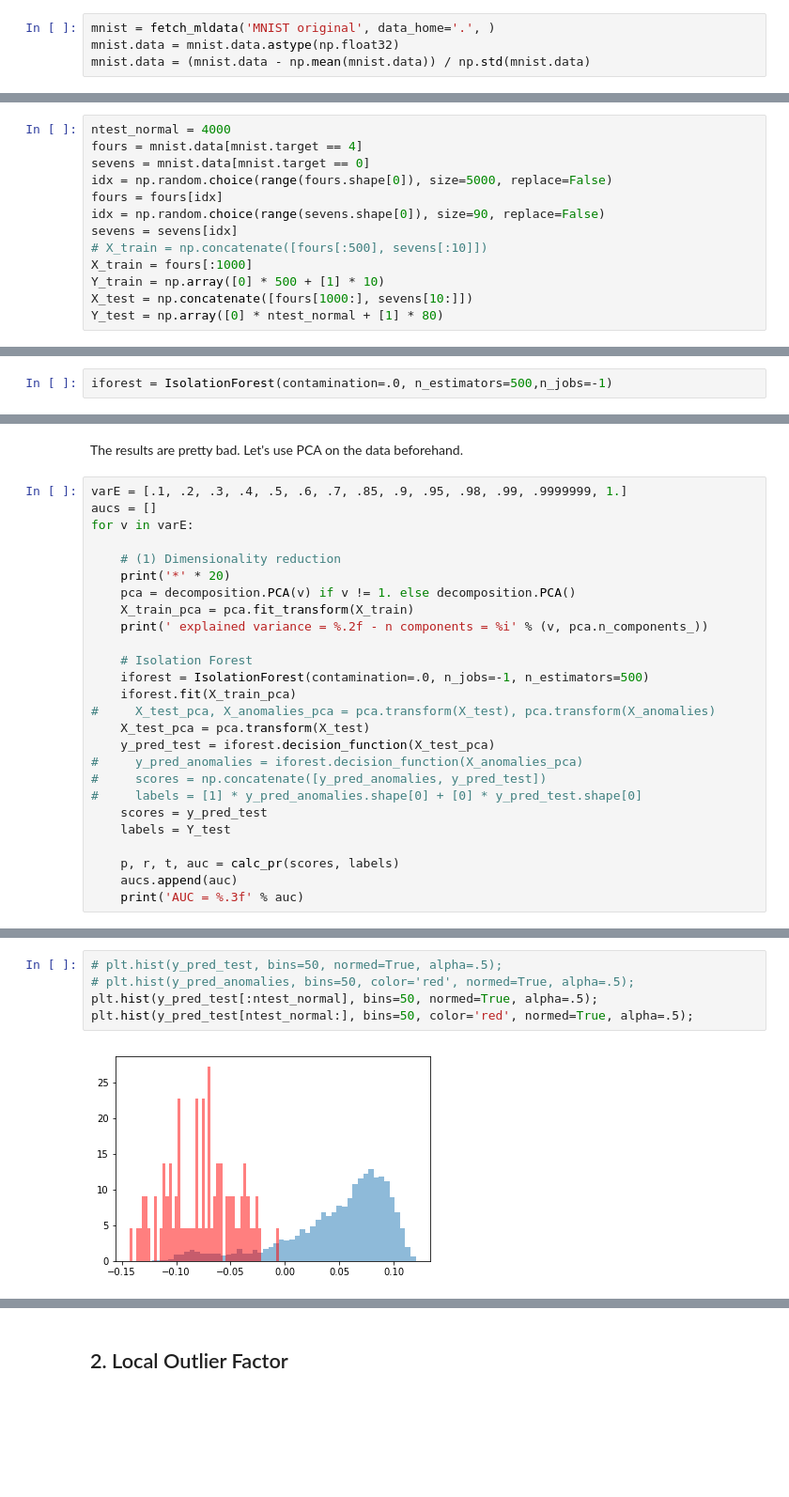
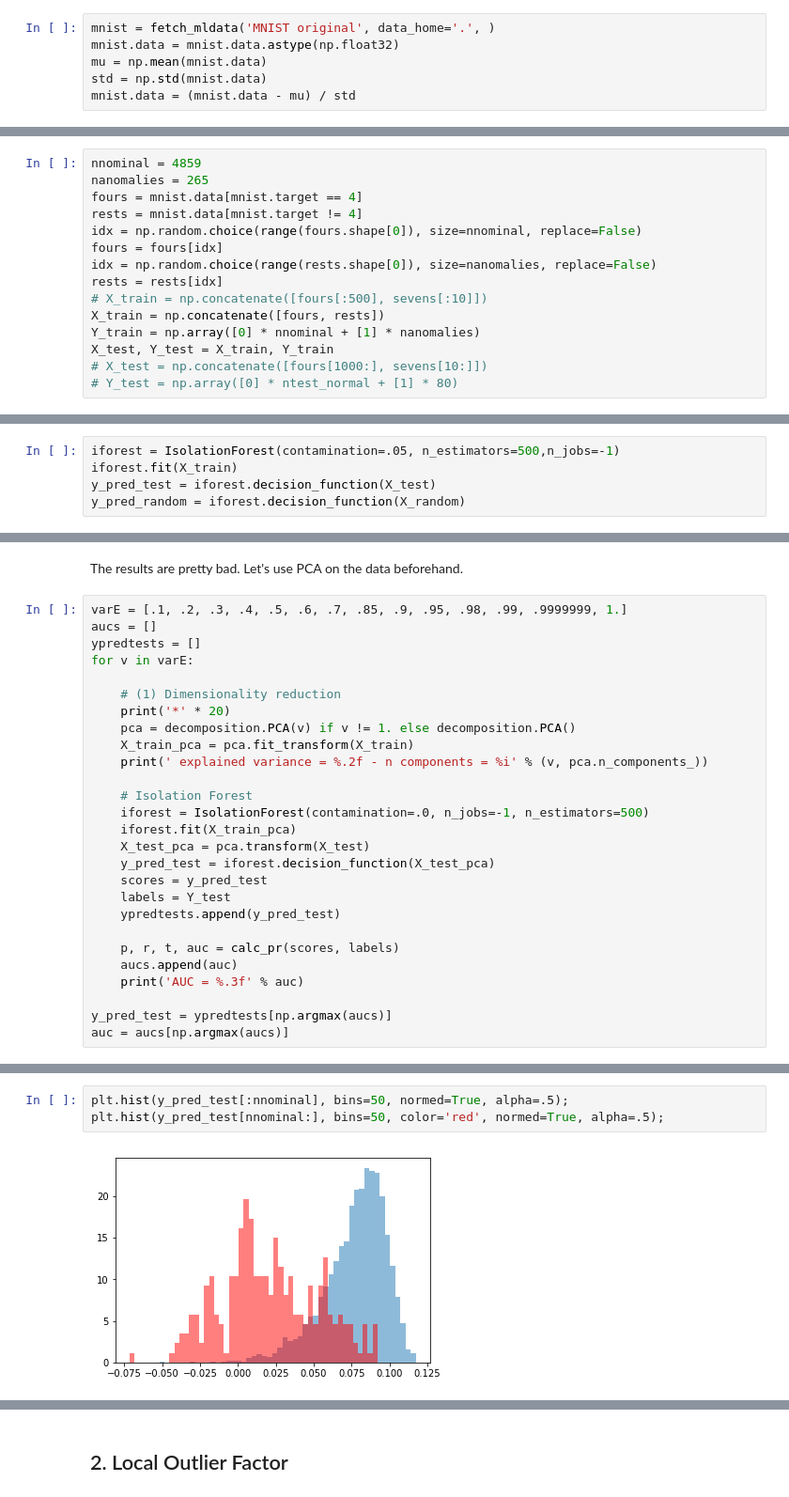
Before and after one commit to bainjamain/playground, a Jupyter notebook: baseline.ipynb, the cells around one changed output, grey strips where cells are left out. Shown at 94% size. Cells and saved outputs as stored; diff of their text form; blank space fills up the shorter version.

Commit message:
baseline working properly on anomalies MNIST\{4} (including autoencoder)

```diff
--- a/baseline.ipynb
+++ b/baseline.ipynb
@@ -30,6 +31,8 @@ import matplotlib.pyplot as plt
 # %%
 mnist = fetch_mldata('MNIST original', data_home='.', )
 mnist.data = mnist.data.astype(np.float32)
-mnist.data = (mnist.data - np.mean(mnist.data)) / np.std(mnist.data)
+mu = np.mean(mnist.data)
+std = np.std(mnist.data)
+mnist.data = (mnist.data - mu) / std
 # %%
 X_random = np.random.uniform(size=(500, 784))
@@ -39,16 +41,18 @@ The training data consists of 500 4's as normal data that we contaminate by 10 7
 # %%
-ntest_normal = 4000
+nnominal = 4859
+nanomalies = 265
 fours = mnist.data[mnist.target == 4]
-sevens = mnist.data[mnist.target == 0]
-idx = np.random.choice(range(fours.shape[0]), size=5000, replace=False)
+rests = mnist.data[mnist.target != 4]
+idx = np.random.choice(range(fours.shape[0]), size=nnominal, replace=False)
 fours = fours[idx]
-idx = np.random.choice(range(sevens.shape[0]), size=90, replace=False)
-sevens = sevens[idx]
+idx = np.random.choice(range(rests.shape[0]), size=nanomalies, replace=False)
+rests = rests[idx]
 # X_train = np.concatenate([fours[:500], sevens[:10]])
-X_train = fours[:1000]
-Y_train = np.array([0] * 500 + [1] * 10)
-X_test = np.concatenate([fours[1000:], sevens[10:]])
-Y_test = np.array([0] * ntest_normal + [1] * 80)
+X_train = np.concatenate([fours, rests])
+Y_train = np.array([0] * nnominal + [1] * nanomalies)
+X_test, Y_test = X_train, Y_train
+# X_test = np.concatenate([fours[1000:], sevens[10:]])
+# Y_test = np.array([0] * ntest_normal + [1] * 80)
 # %% [markdown]
 ### 7's and full MNIST
 
@@ -128,4 +120,7 @@ def plot_pr(precision, recall, auc=None):
 # %% [markdown]
 ## 1. Isolation Forest
 # %%
-iforest = IsolationForest(contamination=.0, n_estimators=500,n_jobs=-1)
+iforest = IsolationForest(contamination=.05, n_estimators=500,n_jobs=-1)
+iforest.fit(X_train)
+y_pred_test = iforest.decision_function(X_test)
+y_pred_random = iforest.decision_function(X_random)
@@ -160,6 +142,7 @@ The results are pretty bad. Let's use PCA on the data beforehand.
 # %%
 varE = [.1, .2, .3, .4, .5, .6, .7, .85, .9, .95, .98, .99, .9999999, 1.]
 aucs = []
+ypredtests = []
 for v in varE:
 
     # (1) Dimensionality reduction
@@ -171,18 +154,18 @@ for v in varE:
     # Isolation Forest
     iforest = IsolationForest(contamination=.0, n_jobs=-1, n_estimators=500)
     iforest.fit(X_train_pca)
-#     X_test_pca, X_anomalies_pca = pca.transform(X_test), pca.transform(X_anomalies)
     X_test_pca = pca.transform(X_test)
     y_pred_test = iforest.decision_function(X_test_pca)
-#     y_pred_anomalies = iforest.decision_function(X_anomalies_pca)
-#     scores = np.concatenate([y_pred_anomalies, y_pred_test])
-#     labels = [1] * y_pred_anomalies.shape[0] + [0] * y_pred_test.shape[0]
     scores = y_pred_test
     labels = Y_test
+    ypredtests.append(y_pred_test)
 
     p, r, t, auc = calc_pr(scores, labels)
     aucs.append(auc)
     print('AUC = %.3f' % auc)
+
+y_pred_test = ypredtests[np.argmax(aucs)]
+auc = aucs[np.argmax(aucs)]
 # %% [output]
 ********************
  explained variance = 0.10 - n components = 1
@@ -211,10 +194,8 @@ plt.ylabel('AUC');
 # %%
-# plt.hist(y_pred_test, bins=50, normed=True, alpha=.5);
-# plt.hist(y_pred_anomalies, bins=50, color='red', normed=True, alpha=.5);
-plt.hist(y_pred_test[:ntest_normal], bins=50, normed=True, alpha=.5);
-plt.hist(y_pred_test[ntest_normal:], bins=50, color='red', normed=True, alpha=.5);
+plt.hist(y_pred_test[:nnominal], bins=50, normed=True, alpha=.5);
+plt.hist(y_pred_test[nnominal:], bins=50, color='red', normed=True, alpha=.5);
 # %% [output]
-[figure, old version]
+[figure, new version]
 # %%
 plot_pr(p, r, auc)
 # %% [output]
```
Also changed, not shown: parts of 48 cells of this notebook, 1 other file.
